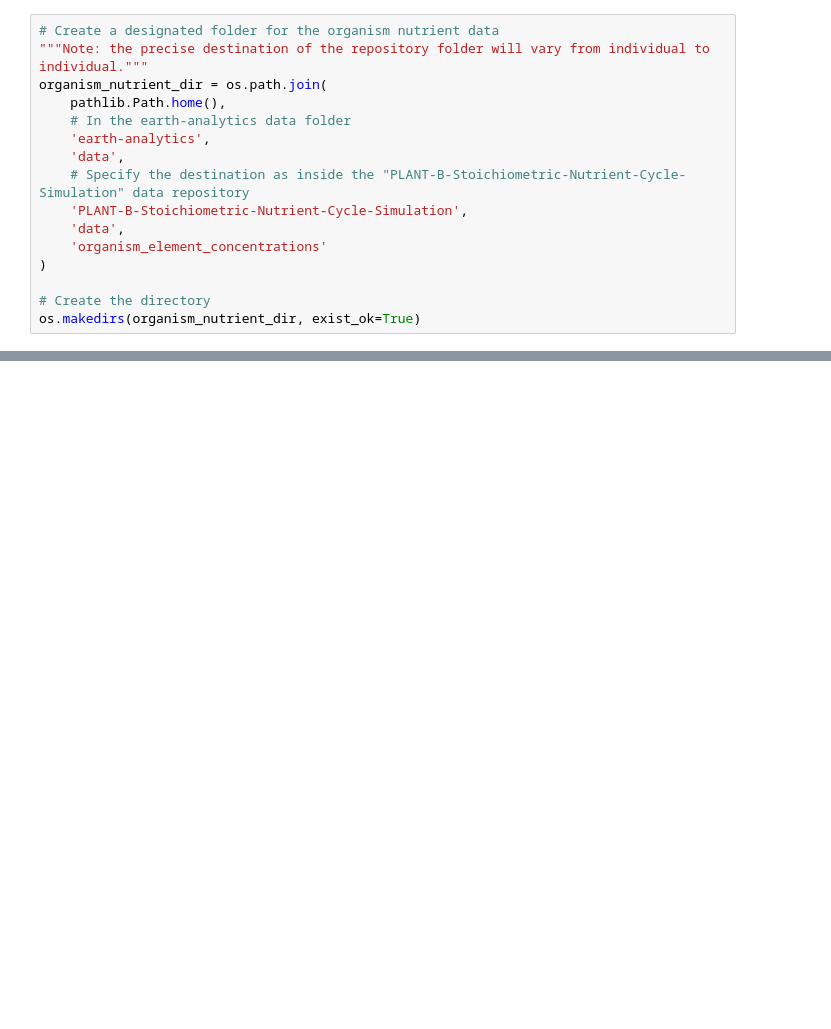
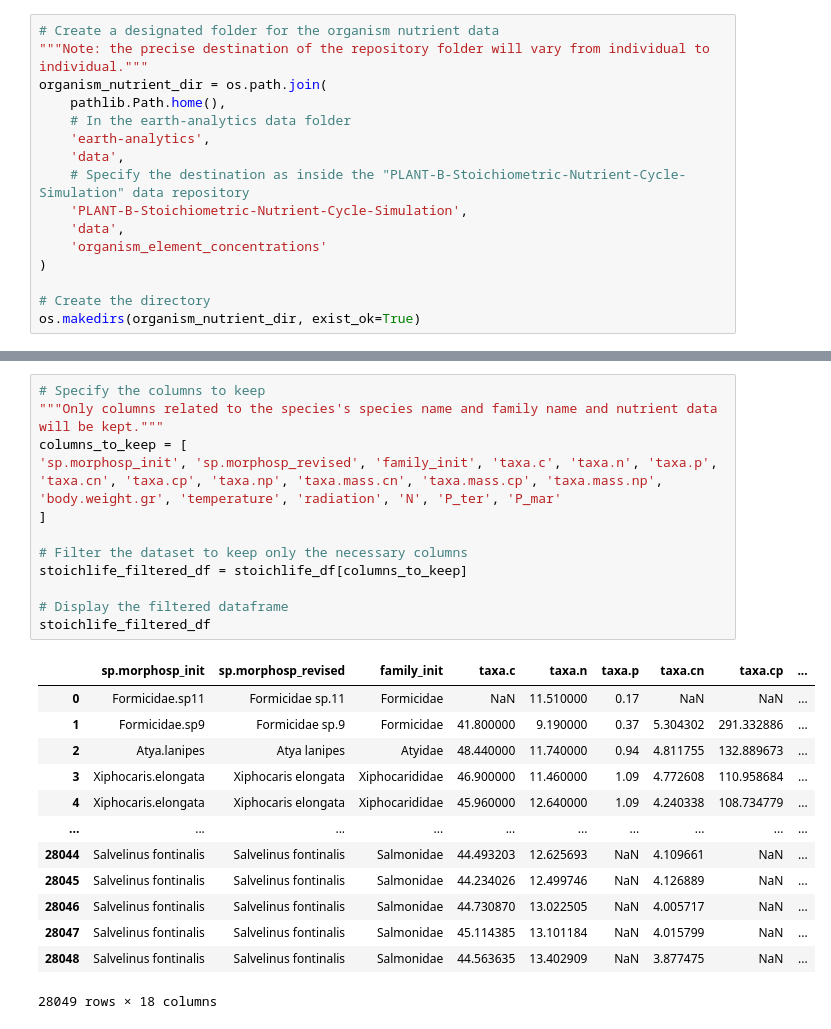
Before and after one commit to TheSpringInstitute/PLANT-B-Stoichiometric-Nutrient-Cycle-Simulation, a Jupyter notebook: notebooks/part-2-organism-element-concentrations.ipynb, the cells around one changed output, grey strips where cells are left out. Saved outputs shown, nothing was run; the diff lists cells and outputs as text; blank space fills up the shorter version.

```diff
--- a/notebooks/part-2-organism-element-concentrations.ipynb
+++ b/notebooks/part-2-organism-element-concentrations.ipynb
@@ -73,0 +109,27 @@ def download_stoichlife(
+# %%
+# Specify the columns to keep
+"""Only columns related to the species's species name and family name and nutrient data will be kept."""
+columns_to_keep = [
+'sp.morphosp_init', 'sp.morphosp_revised', 'family_init', 'taxa.c', 'taxa.n', 'taxa.p', 'taxa.cn', 'taxa.cp', 'taxa.np', 'taxa.mass.cn', 'taxa.mass.cp', 'taxa.mass.np',
+'body.weight.gr', 'temperature', 'radiation', 'N', 'P_ter', 'P_mar'
+]
+
+# Filter the dataset to keep only the necessary columns
+stoichlife_filtered_df = stoichlife_df[columns_to_keep]
+
+# Display the filtered dataframe
+stoichlife_filtered_df
+# %% [output]
+|  | sp.morphosp_init | sp.morphosp_revised | family_init | taxa.c | taxa.n | taxa.p | taxa.cn | taxa.cp | ... |
+| 0 | Formicidae.sp11 | Formicidae sp.11 | Formicidae | NaN | 11.510000 | 0.17 | NaN | NaN | ... |
+| 1 | Formicidae.sp9 | Formicidae sp.9 | Formicidae | 41.800000 | 9.190000 | 0.37 | 5.304302 | 291.332886 | ... |
+| 2 | Atya.lanipes | Atya lanipes | Atyidae | 48.440000 | 11.740000 | 0.94 | 4.811755 | 132.889673 | ... |
+| 3 | Xiphocaris.elongata | Xiphocaris elongata | Xiphocarididae | 46.900000 | 11.460000 | 1.09 | 4.772608 | 110.958684 | ... |
+| 4 | Xiphocaris.elongata | Xiphocaris elongata | Xiphocarididae | 45.960000 | 12.640000 | 1.09 | 4.240338 | 108.734779 | ... |
+| ... | ... | ... | ... | ... | ... | ... | ... | ... | ... |
+| 28044 | Salvelinus fontinalis | Salvelinus fontinalis | Salmonidae | 44.493203 | 12.625693 | NaN | 4.109661 | NaN | ... |
+| 28045 | Salvelinus fontinalis | Salvelinus fontinalis | Salmonidae | 44.234026 | 12.499746 | NaN | 4.126889 | NaN | ... |
+| 28046 | Salvelinus fontinalis | Salvelinus fontinalis | Salmonidae | 44.730870 | 13.022505 | NaN | 4.005717 | NaN | ... |
+| 28047 | Salvelinus fontinalis | Salvelinus fontinalis | Salmonidae | 45.114385 | 13.101184 | NaN | 4.015799 | NaN | ... |
+| 28048 | Salvelinus fontinalis | Salvelinus fontinalis | Salmonidae | 44.563635 | 13.402909 | NaN | 3.877475 | NaN | ... |
+28049 rows × 18 columns
```
Also changed, not shown: parts of 6 cells of this notebook.
